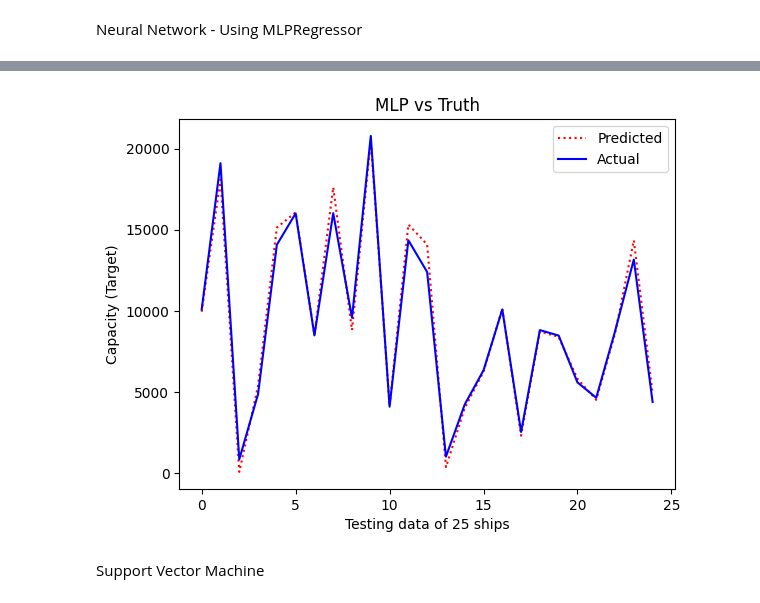
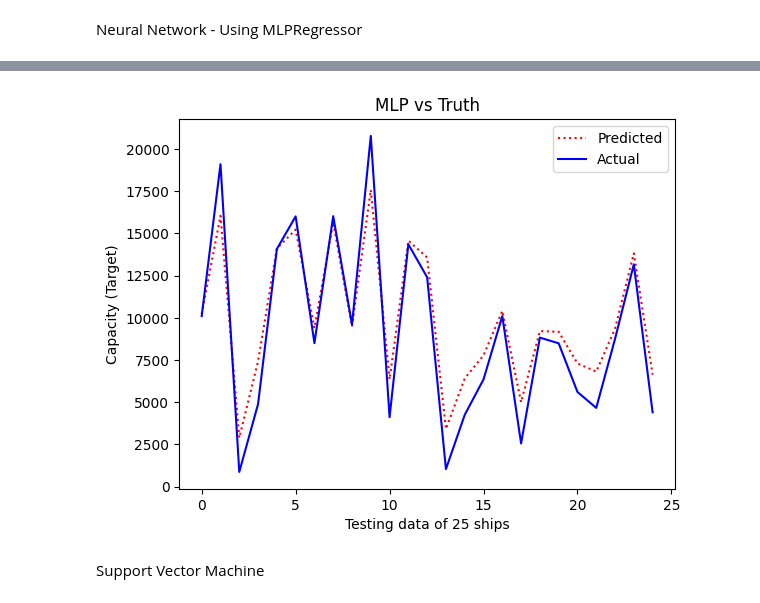
Before and after one commit to ricky11/COMP2002-AI, a Jupyter notebook: 1.1 Data Prep/Assessment2.ipynb, the cells around one changed output, grey strips where cells are left out. Cells and saved outputs as stored; diff of their text form; code cells hidden in the pictures.

```diff
--- a/1.1 Data Prep/Assessment2.ipynb
+++ b/1.1 Data Prep/Assessment2.ipynb
@@ -239,7 +239,7 @@ import numpy as np
 from sklearn.metrics import mean_absolute_percentage_error
 from sklearn.metrics import mean_absolute_error
 # regressor = MLPRegressor()
-regressor = MLPRegressor(hidden_layer_sizes=(200,), verbose=True, early_stopping=True, activation="relu", solver="adam", max_iter=15000, random_state=0)
+regressor = MLPRegressor(hidden_layer_sizes=(200,), early_stopping=True, activation="relu", solver="adam", max_iter=20000, random_state=0)
 regressor.fit(X_train, y_train)
 
 # print(y_test)
@@ -285,4 +272,4 @@ Iteration 9976, loss = 716513.
-[figure, old version]
+[figure, new version]
 # %% [markdown]
 Support Vector Machine
 # %%
```
Also changed, not shown: parts of 2 cells of this notebook.
